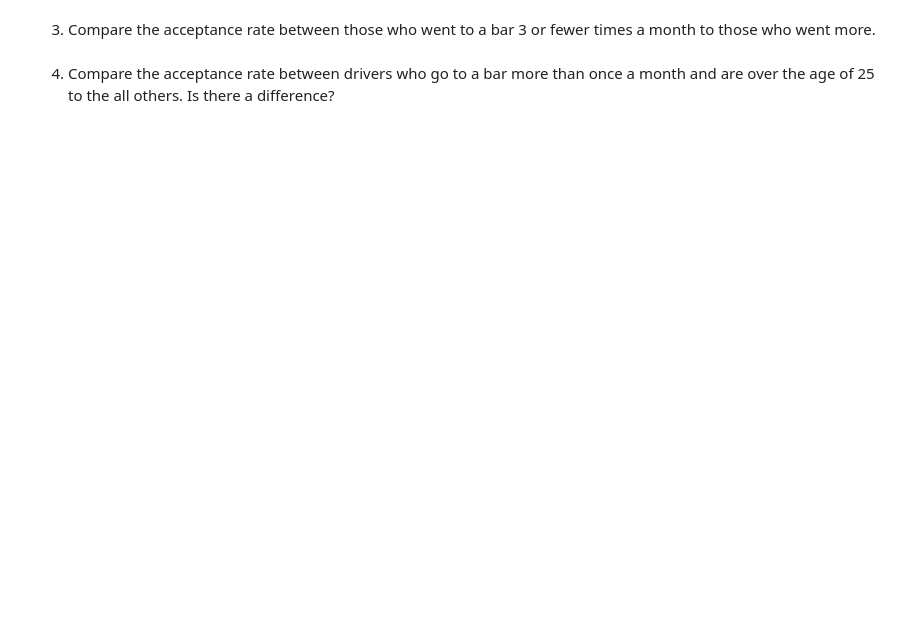
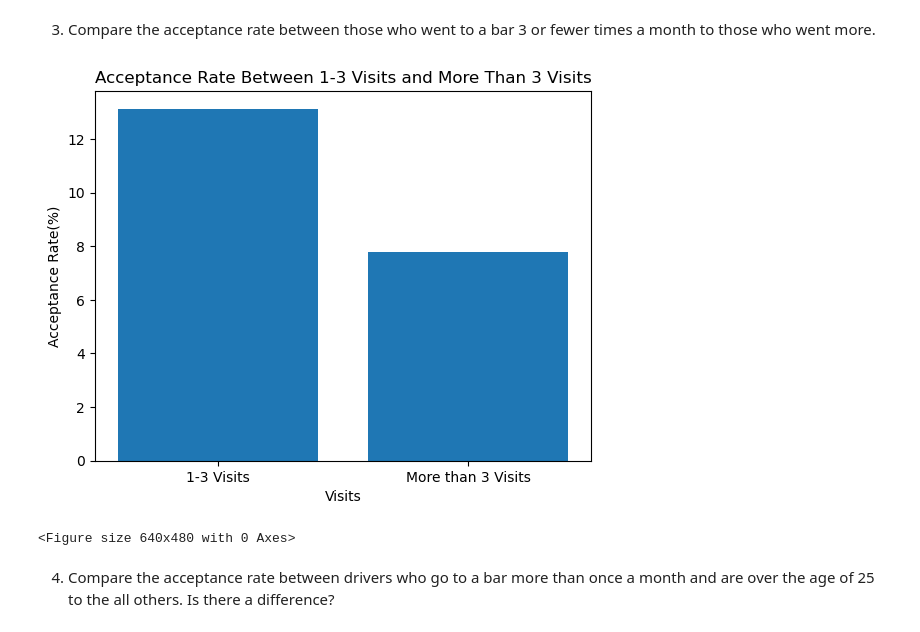
Before and after one commit to marrisp/coupon, a Jupyter notebook: prompt.ipynb, the cells around one changed output. Saved outputs shown, nothing was run; the diff lists cells and outputs as text; code cells hidden in the pictures; blank space fills up the shorter version.

```diff
--- a/prompt.ipynb
+++ b/prompt.ipynb
@@ -192,4 +231,44 @@ Now, we will lead you through an exploration of just the bar related coupons.
 # %% [markdown]
 3. Compare the acceptance rate between those who went to a bar 3 or fewer times a month to those who went more.
+# %%
+#Perform data cleansing by exlcuding rows where blanks exists in Bar column for the coupon='Bar'
+df_bar = df_bar.dropna(subset=['Bar'])
+
+
+#Perform data cleansing on Bar column by classifying it into 4 values
+df_bar_cleanse =df_bar.replace({'Bar': {'1~3': '1-3 Visits','never': 'Never Visited', 'less1': 'Never Visited','4~8': 'More than 3 Visits','gt8': 'More than 3 Visits'}}).reset_index()
+
+
+# Grouping the data based on the coupon category to get the total count of coupons
+data_barcleanse_acceptance=df_bar_cleanse.groupby(['coupon']).size().to_frame('total_count').reset_index()
+
+
+#Creating another data frame to get th count of coupons based on acceptance or rejection
+data_barcoupon_split= df_bar_cleanse.query("Y ==1").groupby(['coupon','Bar','Accept_Reject']).size().to_frame('coupon_cnt').reset_index()
+
+
+#Merging data_acceptance and data_coupon_split dataframes
+data_bar_merged=pd.merge(left=data_barcleanse_acceptance, right=data_barcoupon_split, on='coupon', how='inner')
+
+#New attribute being added to the dataframe data_merged to display the acceptance proportion percent for each coupon category
+data_bar_merged['acceptance_proportion %'] = data_bar_merged['coupon_cnt']/data_bar_merged['total_count']*100
+data_bar_merged1=data_bar_merged.query("Bar !='Never Visited'")
+data_bar_merged.head(10)
+
+#Generate graph to compare the acceptance rate
+plt.bar(data_bar_merged1['Bar'],data_bar_merged1['acceptance_proportion %'])
+plt.title('Acceptance Rate Between 1-3 Visits and More Than 3 Visits')
+plt.xlabel('Visits')
+plt.ylabel('Acceptance Rate(%)')
+plt.show()
+plt.savefig('images/AcceptanceRateVisits.png')
+data_bar_merged1.head(10)
+
+#The difference between the acceptance rate for 1-3 Vists and more than 3 visist is 5.33%
+
+acceptance_rate_variance = 5.33
+# %% [output]
+[figure, added]
+<Figure size 640x480 with 0 Axes>
 # %% [markdown]
 4. Compare the acceptance rate between drivers who go to a bar more than once a month and are over the age of 25 to the all others.  Is there a difference?
```
Also changed, not shown: parts of 9 cells of this notebook.
